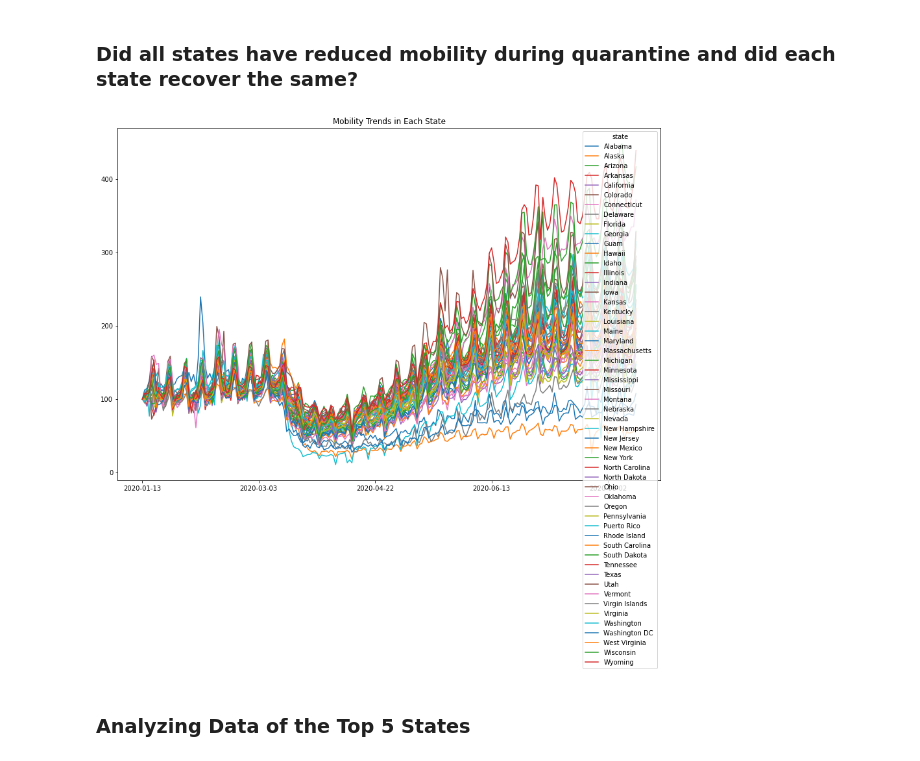
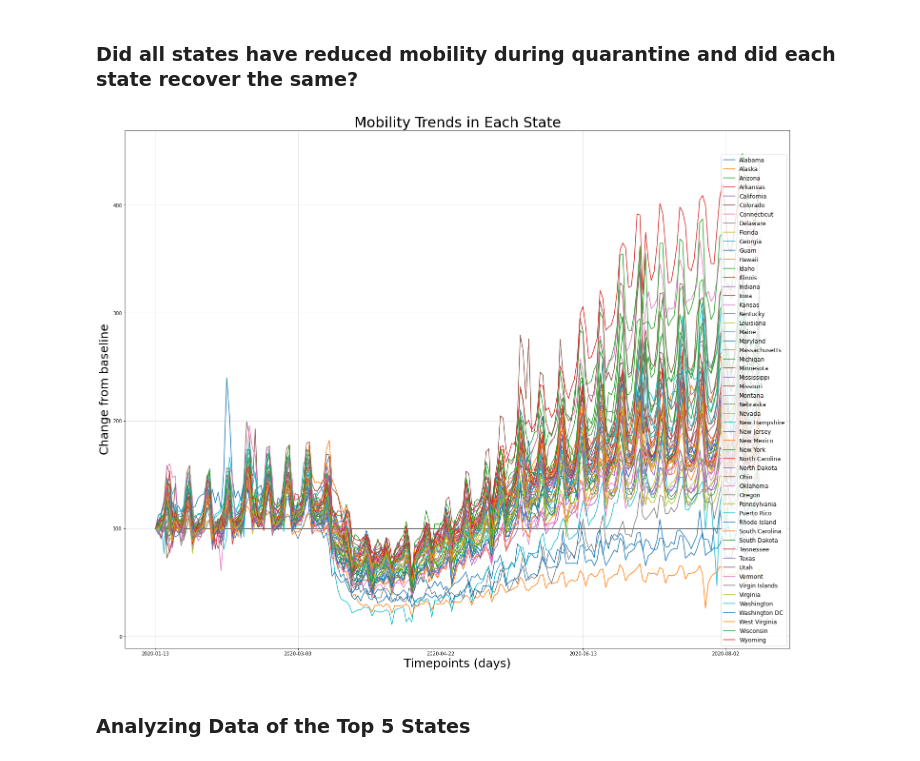
Before and after one commit to LisaHarrison08/Project_G4, a Jupyter notebook: Apple Mobility/Apple_Mobility.ipynb, the cells around one changed output. Cells and saved outputs as stored; diff of their text form; code cells hidden in the pictures.

```diff
--- a/Apple Mobility/Apple_Mobility.ipynb
+++ b/Apple Mobility/Apple_Mobility.ipynb
@@ -278,11 +243,16 @@ df_states_t
 ### Did all states have reduced mobility during quarantine and did each state recover the same?
 # %%
 # Plot the mobility data for each state ## Good luck deciphering the plot - need to filter
-df_states_t.plot.line(figsize=(15, 10))
-plt.title('Mobility Trends in Each State')
+df_states_t.plot.line(figsize=(25, 20))
+plt.title('Mobility Trends in Each State',size = 30)
+plt.xlabel("Timepoints (days)", size = 25)
+plt.ylabel("Change from baseline", size = 25)
+plt.hlines(100,0,200,alpha = 0.75)
+plt.grid(linestyle ="-", linewidth = 1, alpha = 0.3)
+plt.legend(loc = "lower right", fontsize = "large")
 plt.savefig('Mobility Trends in Each State.png')
 # %% [output]
-[figure, old version]
+[figure, new version]
 # %% [markdown]
 ### Analyzing Data of the Top 5 States
 # %%
```
Also changed, not shown: parts of 26 cells of this notebook, 9 other files.
